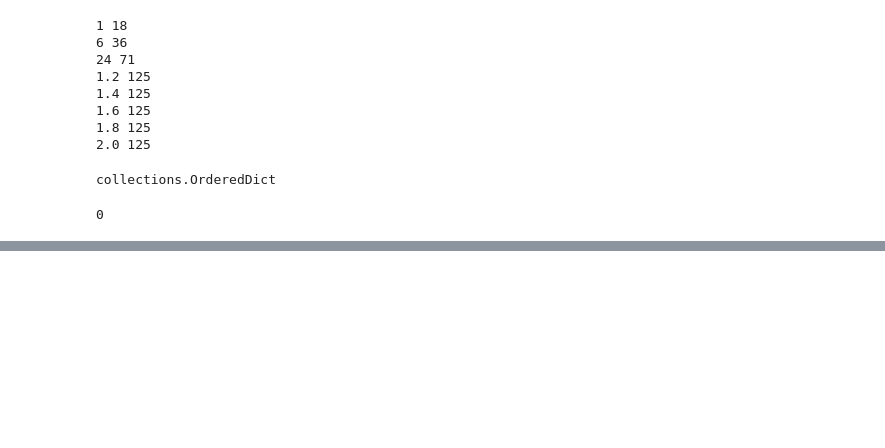
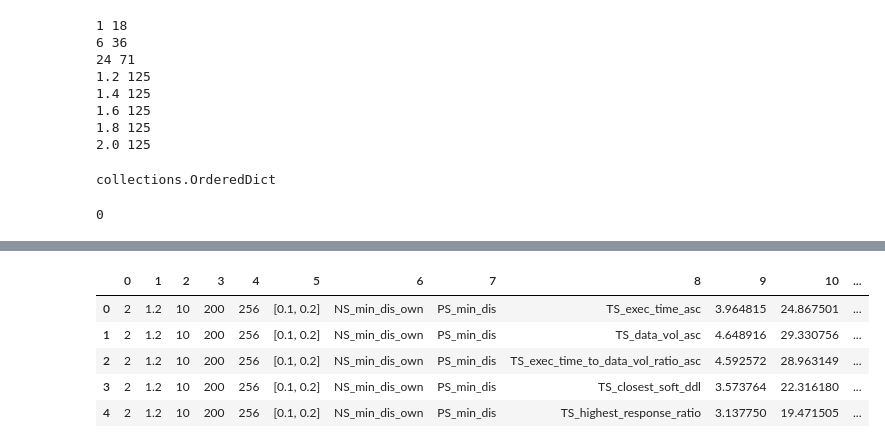
Before and after one commit to lixin-jnu/CMFO, a Jupyter notebook: 06.ipynb, the cells around one changed output, grey strips where cells are left out. Saved outputs shown, nothing was run; the diff lists cells and outputs as text; code cells hidden in the pictures; blank space fills up the shorter version.

```diff
--- a/06.ipynb
+++ b/06.ipynb
@@ -451,0 +547,10 @@ end = 256000
+# %%
+data = pd.read_csv("res.csv", sep='\t', header=None)
+data.head()
+# %% [output]
+|  | 0 | 1 | 2 | 3 | 4 | 5 | 6 | 7 | 8 | 9 | 10 | ... |
+| 0 | 2 | 1.2 | 10 | 200 | 256 | [0.1, 0.2] | NS_min_dis_own | PS_min_dis | TS_exec_time_asc | 3.964815 | 24.867501 | ... |
+| 1 | 2 | 1.2 | 10 | 200 | 256 | [0.1, 0.2] | NS_min_dis_own | PS_min_dis | TS_data_vol_asc | 4.648916 | 29.330756 | ... |
+| 2 | 2 | 1.2 | 10 | 200 | 256 | [0.1, 0.2] | NS_min_dis_own | PS_min_dis | TS_exec_time_to_data_vol_ratio_asc | 4.592572 | 28.963149 | ... |
+| 3 | 2 | 1.2 | 10 | 200 | 256 | [0.1, 0.2] | NS_min_dis_own | PS_min_dis | TS_closest_soft_ddl | 3.573764 | 22.316180 | ... |
+| 4 | 2 | 1.2 | 10 | 200 | 256 | [0.1, 0.2] | NS_min_dis_own | PS_min_dis | TS_highest_response_ratio | 3.137750 | 19.471505 | ... |
```
Also changed, not shown: parts of 6 cells of this notebook, 49 other files.
